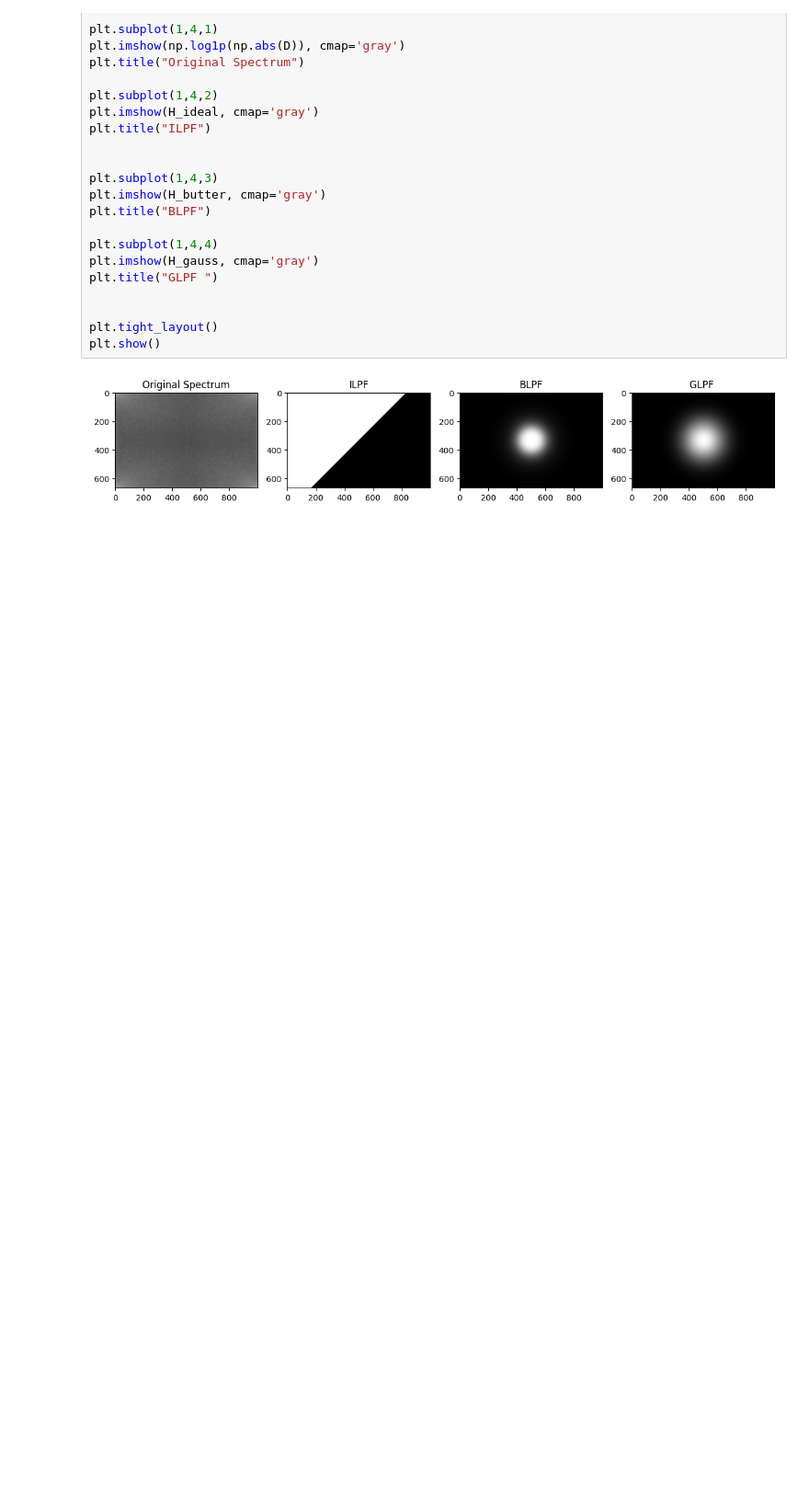
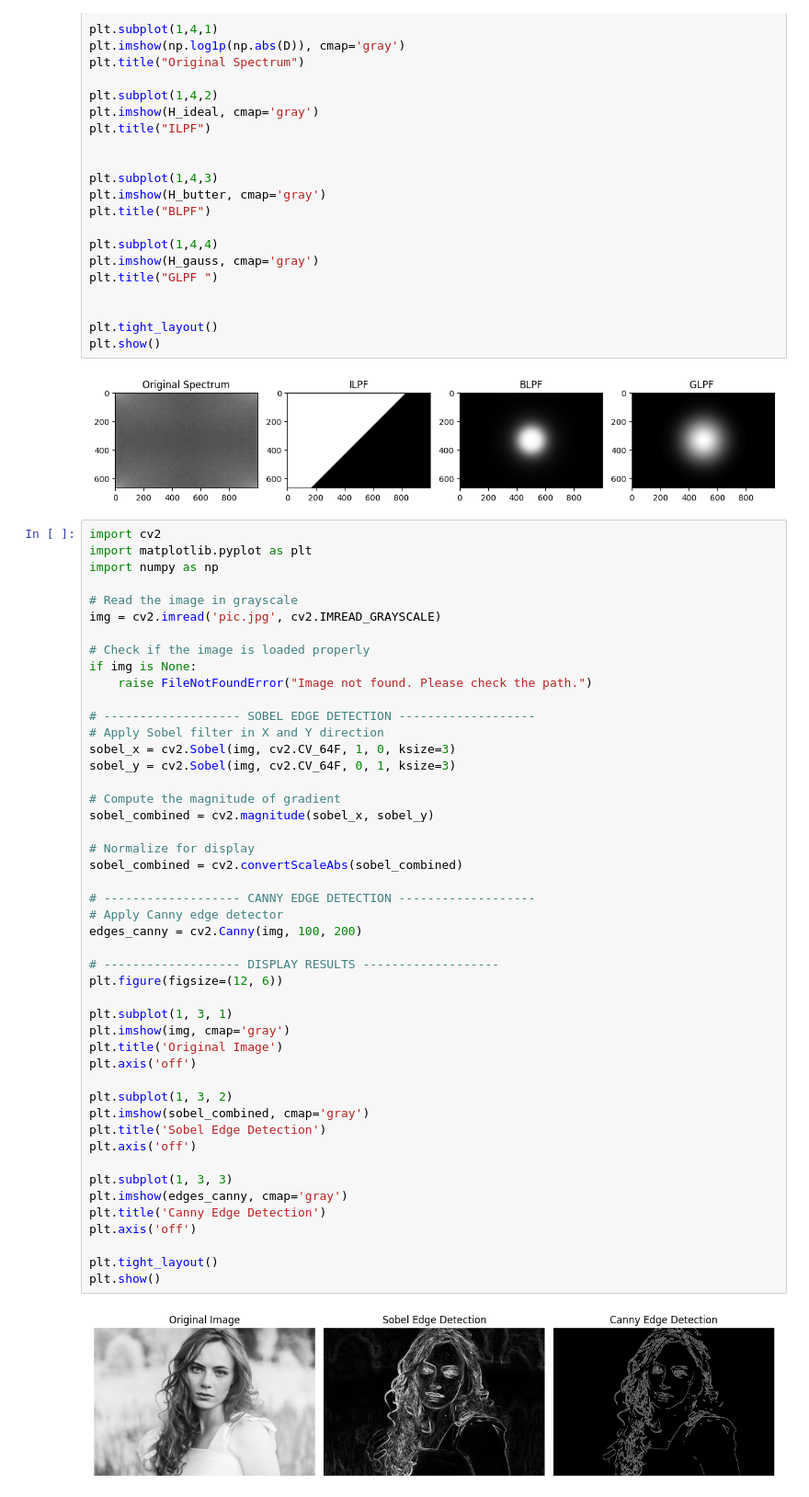
Before and after one commit to Varshiniamirishetty/My-portfolio, a Jupyter notebook: ipa.ipynb, the cells around one changed output. Shown at 92% size. Saved outputs shown, nothing was run; the diff lists cells and outputs as text; blank space fills up the shorter version.

```diff
--- a/ipa.ipynb
+++ b/ipa.ipynb
@@ -629,3 +629,52 @@ plt.tight_layout()
 plt.show()
 # %% [output]
 [figure]
+# %%
+import cv2
+import matplotlib.pyplot as plt
+import numpy as np
+
+# Read the image in grayscale
+img = cv2.imread('pic.jpg', cv2.IMREAD_GRAYSCALE)
+
+# Check if the image is loaded properly
+if img is None:
+    raise FileNotFoundError("Image not found. Please check the path.")
+
+# ------------------- SOBEL EDGE DETECTION -------------------
+# Apply Sobel filter in X and Y direction
+sobel_x = cv2.Sobel(img, cv2.CV_64F, 1, 0, ksize=3)
+sobel_y = cv2.Sobel(img, cv2.CV_64F, 0, 1, ksize=3)
+
+# Compute the magnitude of gradient
+sobel_combined = cv2.magnitude(sobel_x, sobel_y)
+
+# Normalize for display
+sobel_combined = cv2.convertScaleAbs(sobel_combined)
+
+# ------------------- CANNY EDGE DETECTION -------------------
+# Apply Canny edge detector
+edges_canny = cv2.Canny(img, 100, 200)
+
+# ------------------- DISPLAY RESULTS -------------------
+plt.figure(figsize=(12, 6))
+
+plt.subplot(1, 3, 1)
+plt.imshow(img, cmap='gray')
+plt.title('Original Image')
+plt.axis('off')
+
+plt.subplot(1, 3, 2)
+plt.imshow(sobel_combined, cmap='gray')
+plt.title('Sobel Edge Detection')
+plt.axis('off')
+
+plt.subplot(1, 3, 3)
+plt.imshow(edges_canny, cmap='gray')
+plt.title('Canny Edge Detection')
+plt.axis('off')
+
+plt.tight_layout()
+plt.show()
+# %% [output]
+[figure, added]
```
